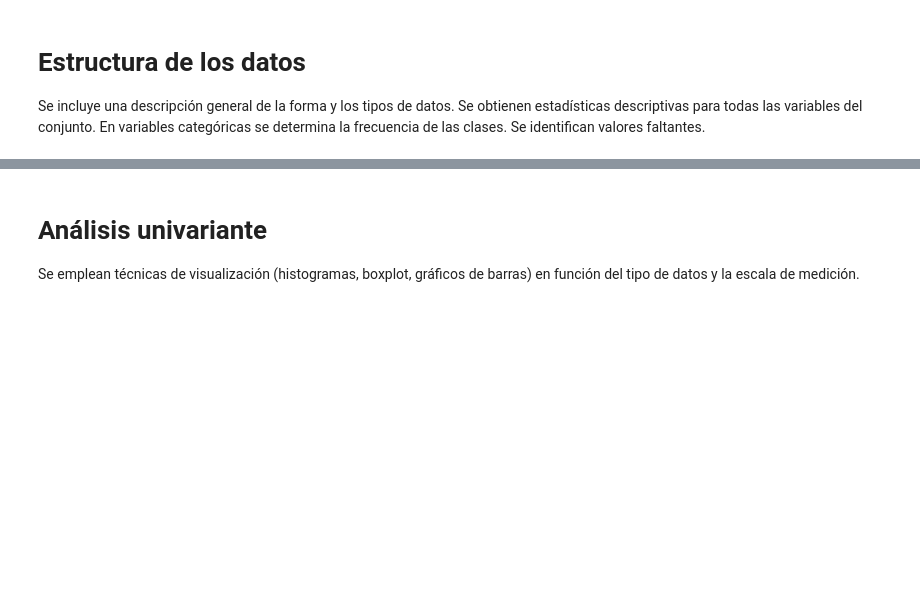
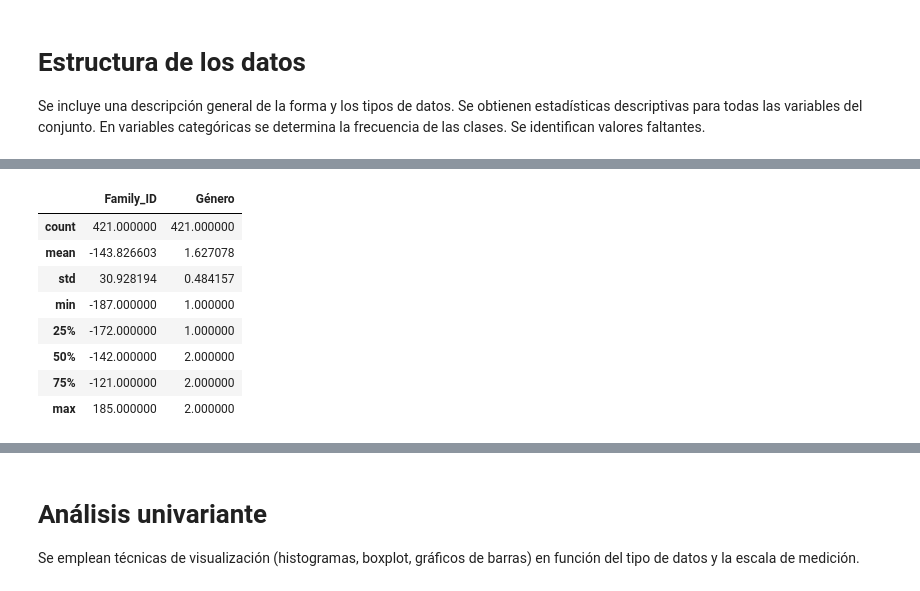
Before and after one commit to A01793101-GMuniz/ProyectoIntegrador, a Jupyter notebook: Avance1/Copia_Avance1_5.ipynb, the cells around one changed output, grey strips where cells are left out. Saved outputs shown, nothing was run; the diff lists cells and outputs as text; code cells hidden in the pictures; blank space fills up the shorter version.

```diff
--- a/Avance1/Copia_Avance1_5.ipynb
+++ b/Avance1/Copia_Avance1_5.ipynb
@@ -9,0 +317,13 @@ Hola Mundo.
+# %%
+# Hacemos un describe para calcular las estadísticas descriptivas para columnas
+df_copia.describe()
+# %% [output]
+|  | Family_ID | Género |
+| count | 421.000000 | 421.000000 |
+| mean | -143.826603 | 1.627078 |
+| std | 30.928194 | 0.484157 |
+| min | -187.000000 | 1.000000 |
+| 25% | -172.000000 | 1.000000 |
+| 50% | -142.000000 | 2.000000 |
+| 75% | -121.000000 | 2.000000 |
+| max | 185.000000 | 2.000000 |
```
Also changed, not shown: parts of 28 cells of this notebook.
